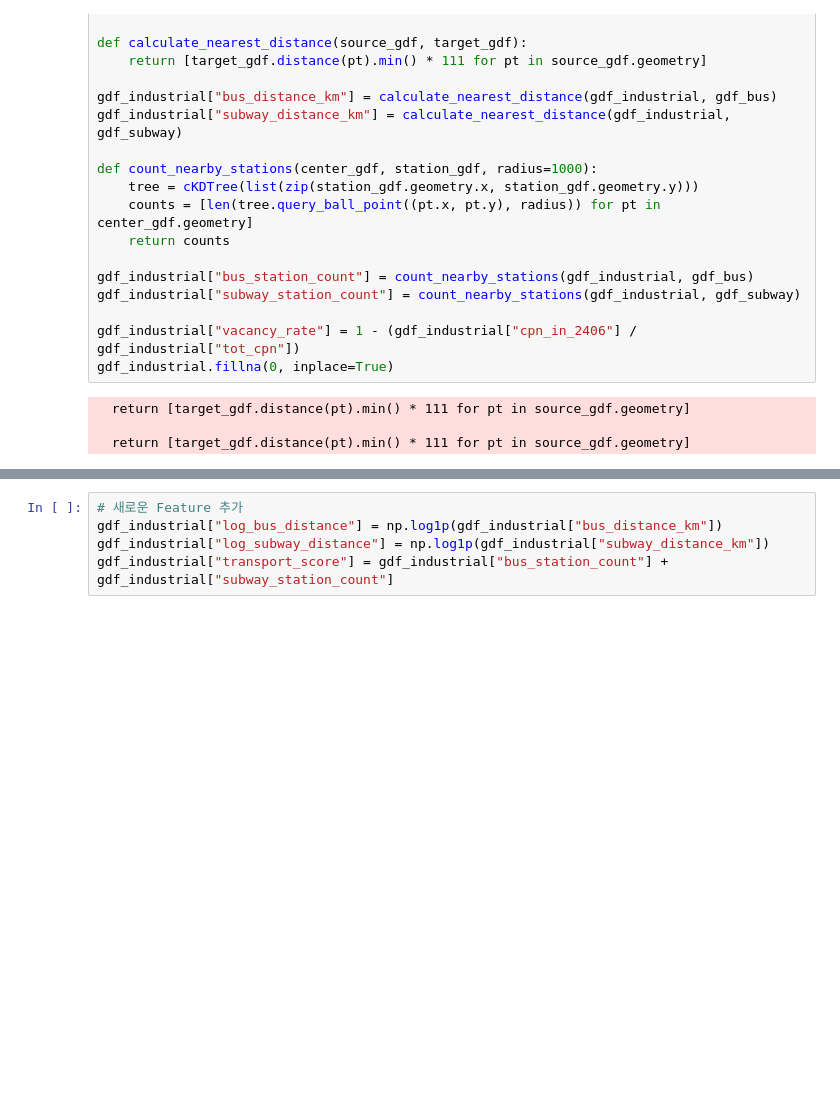
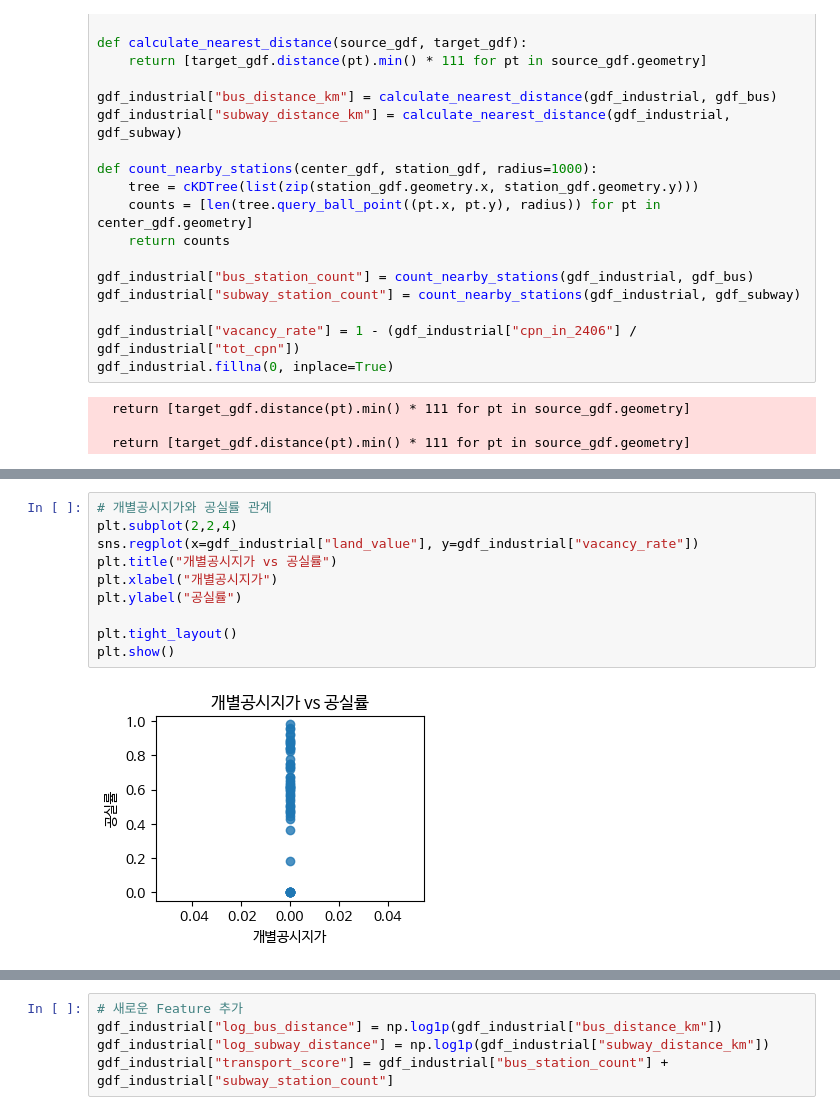
Before and after one commit to LHMade/LH-Made-Cookies, a Jupyter notebook: sori_LH_Made_Cookies_fin.ipynb, the cells around one changed output, grey strips where cells are left out. Drawn from its saved outputs; the diff is of its cells as text; blank space fills up the shorter version.

```diff
--- a/sori_LH_Made_Cookies_fin.ipynb
+++ b/sori_LH_Made_Cookies_fin.ipynb
@@ -120,0 +169,12 @@ gdf_industrial.fillna(0, inplace=True)
+# %%
+# 개별공시지가와 공실률 관계
+plt.subplot(2,2,4)
+sns.regplot(x=gdf_industrial["land_value"], y=gdf_industrial["vacancy_rate"])
+plt.title("개별공시지가 vs 공실률")
+plt.xlabel("개별공시지가")
+plt.ylabel("공실률")
+
+plt.tight_layout()
+plt.show()
+# %% [output]
+[figure, added]
```
Also changed, not shown: parts of 15 cells of this notebook.
